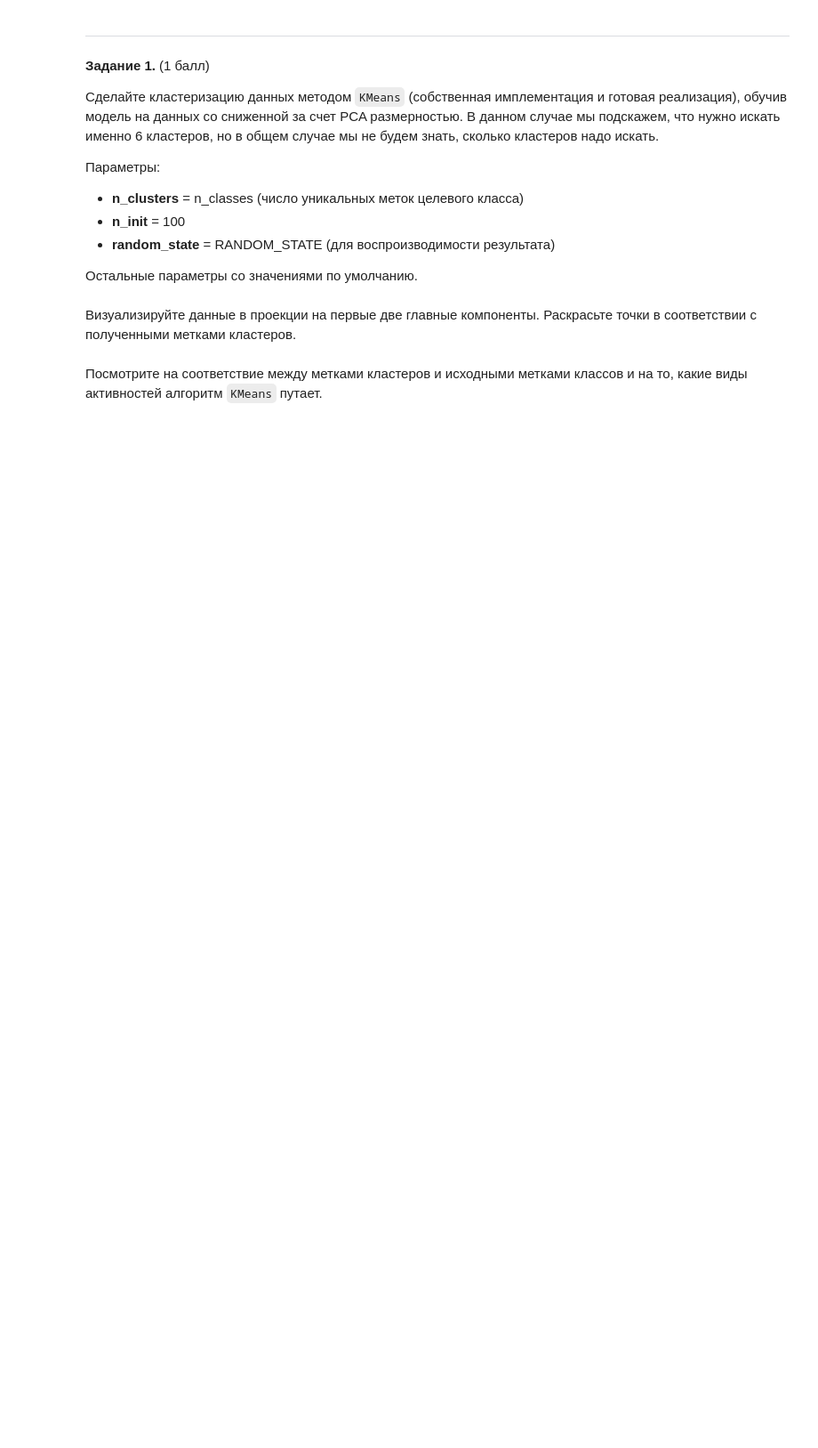
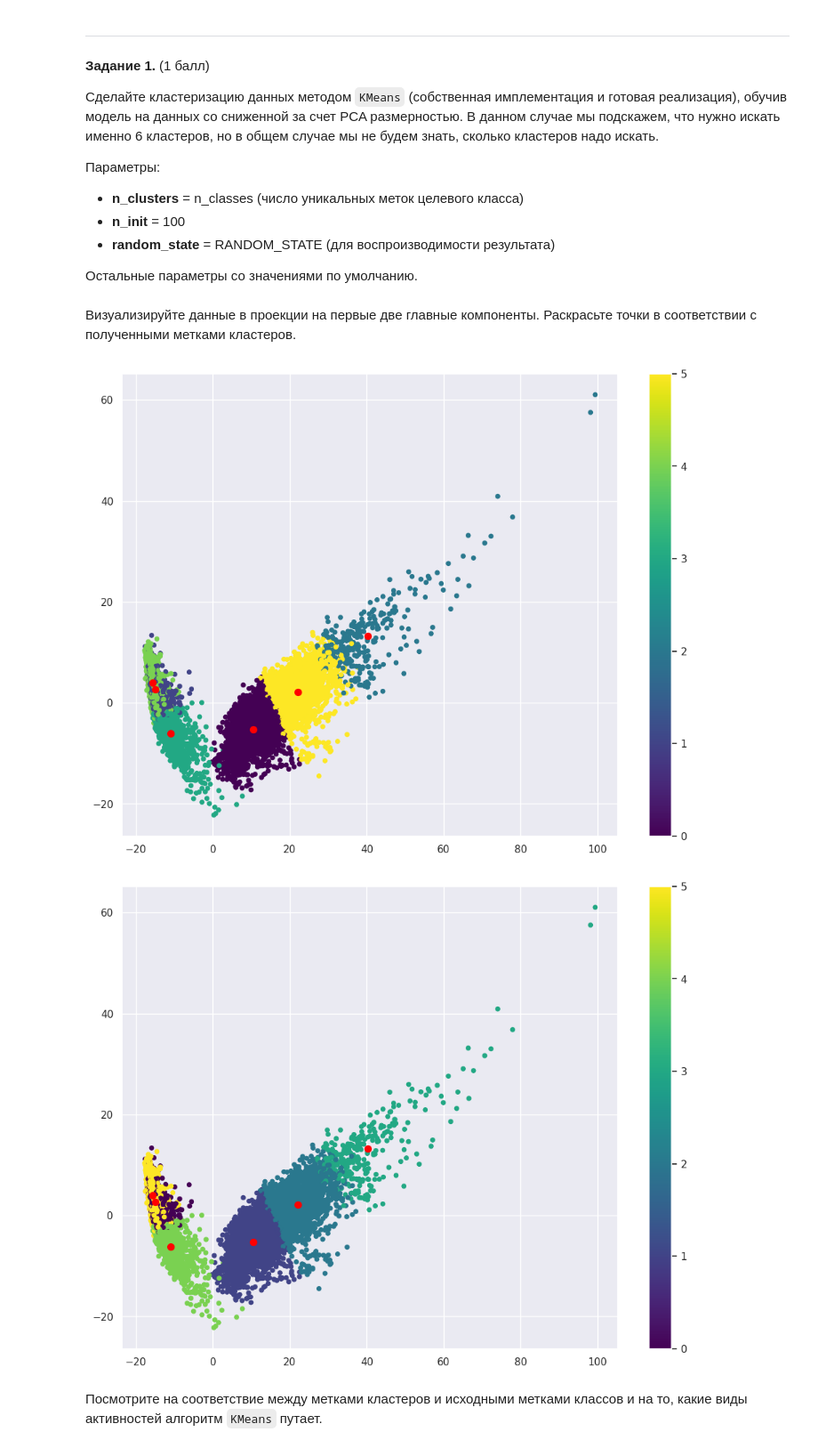
Before and after one commit to soules-one/ML, a Jupyter notebook: hw3/hw3-unsupervised.ipynb, the cells around one changed output. Shown at 89% size. Drawn from its saved outputs; the diff is of its cells as text; code cells hidden in the pictures; blank space fills up the shorter version.

```diff
--- a/hw3/hw3-unsupervised.ipynb
+++ b/hw3/hw3-unsupervised.ipynb
@@ -147,3 +205,16 @@ plt.scatter(, , c=cluster_labels, s=20,  cmap='viridis');
+# %%
+# Ваш код здесь
+sc = plt.scatter(X_pca[:, 0],X_pca[:, 1] , c=mk[0], s=20,  cmap='viridis')
+plt.scatter(mk[1][:, 0], mk[1][:, 1], c="red", s=50)
+plt.colorbar(sc)
+plt.show()
+sc = plt.scatter(X_pca[:, 0],X_pca[:, 1] , c=sk[1], s=20,  cmap='viridis')
+plt.scatter(sk[0][:, 0], sk[0][:, 1], c="red", s=50)
+plt.colorbar(sc)
+plt.show()
+# %% [output]
+[figure, added]
+[figure, added]
 # %% [markdown]
 Посмотрите на соответствие между метками кластеров и исходными метками классов и на то, какие виды активностей алгоритм `KMeans` путает.
 # %%
```
Also changed, not shown: parts of 22 cells of this notebook, 42 other files.
